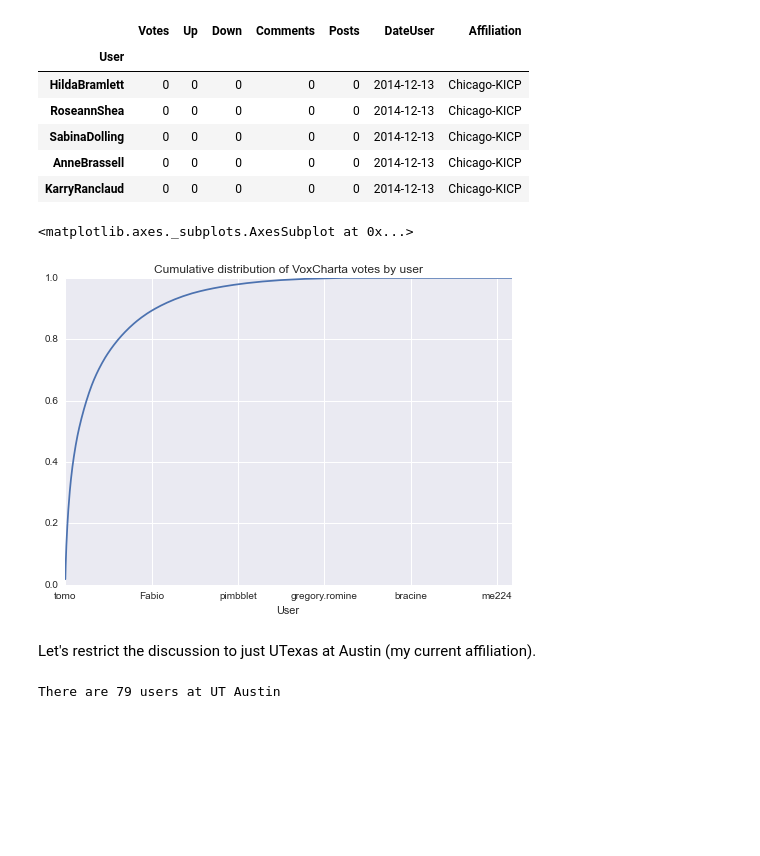
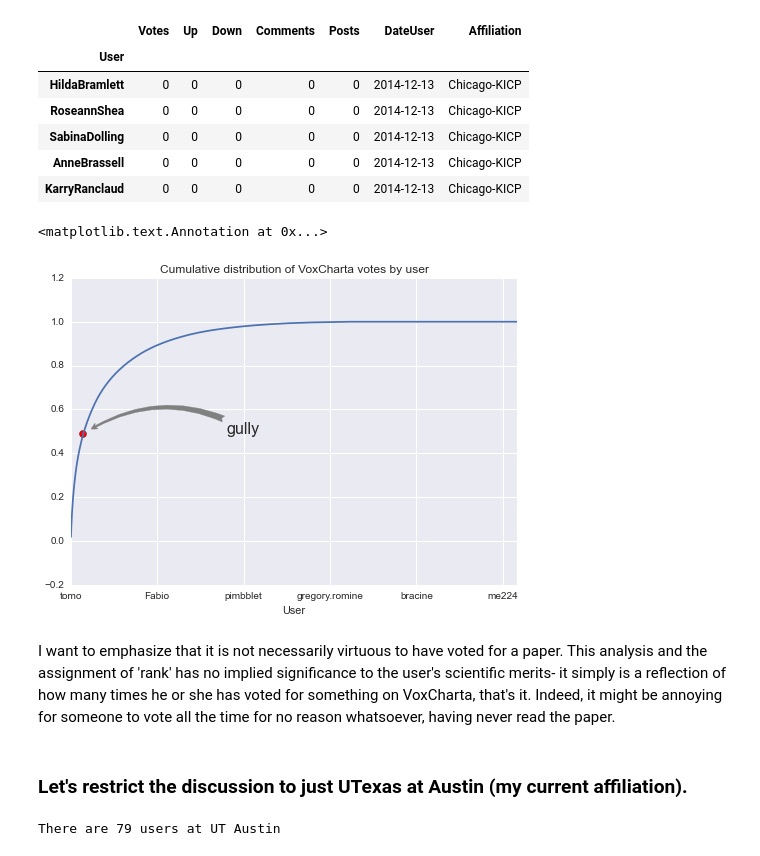
Before and after one commit to gully/VoxCharta, a Jupyter notebook: VoxCharta_01-web_scraping.ipynb, the cells around one changed output. Saved outputs shown, nothing was run; the diff lists cells and outputs as text; code cells hidden in the pictures; blank space fills up the shorter version.

```diff
--- a/VoxCharta_01-web_scraping.ipynb
+++ b/VoxCharta_01-web_scraping.ipynb
@@ -97,14 +111,31 @@ users.tail()
 | SabinaDolling | 0 | 0 | 0 | 0 | 0 | 2014-12-13 | Chicago-KICP |
 | AnneBrassell | 0 | 0 | 0 | 0 | 0 | 2014-12-13 | Chicago-KICP |
 | KarryRanclaud | 0 | 0 | 0 | 0 | 0 | 2014-12-13 | Chicago-KICP |
-# %%
-cumsum_norm_users = users.Votes.cumsum().div(users.Votes.cumsum().max())
-cumsum_norm_users.plot(title='Cumulative distribution of VoxCharta votes by user')
-# %% [output]
-<matplotlib.axes._subplots.AxesSubplot at 0x...>
-[figure, removed]
+# %%
+users['Rank'] = users.Votes.rank(method='first', ascending=False)
+# %%
+cumsum_norm_users = users.Votes.cumsum().div(users.Votes.cumsum().max())
+cumsum_norm_users.plot(title='Cumulative distribution of VoxCharta votes by user')
+
+gully_id = (users.index == 'gully')
+
+plt.scatter(users['Rank'][gully_id], cumsum_norm_users[gully_id], s=50, c='r', marker='o')
+plt.annotate('gully',
+             xy=(users['Rank'][gully_id], cumsum_norm_users[gully_id]),
+             textcoords='offset points',
+             fontsize=16.0,
+             arrowprops=dict(arrowstyle="fancy", #linestyle="dashed",
+                color="0.5",
+                shrinkB=9,
+                connectionstyle="arc3,rad=0.3",
+                ))
+# %% [output]
+<matplotlib.text.Annotation at 0x...>
+[figure, added]
+# %% [markdown]
+I want to emphasize that it is not necessarily virtuous to have voted for a paper.  This analysis and the assignment of 'rank' has no implied significance to the user's scientific merits- it simply is a reflection of how many times he or she has voted for something on VoxCharta, that's it.  Indeed, it might be annoying for someone to vote all the time for no reason whatsoever, having never read the paper.
 # %% [markdown]
-Let's restrict the discussion to just UTexas at Austin (my current affiliation).
+### Let's restrict the discussion to just UTexas at Austin (my current affiliation).
 # %%
 UTexas = (users.Affiliation == 'UT Austin')
 print "There are {} users at UT Austin".format(np.sum(UTexas))
```
Also changed, not shown: parts of 13 cells of this notebook, 1 other file.
